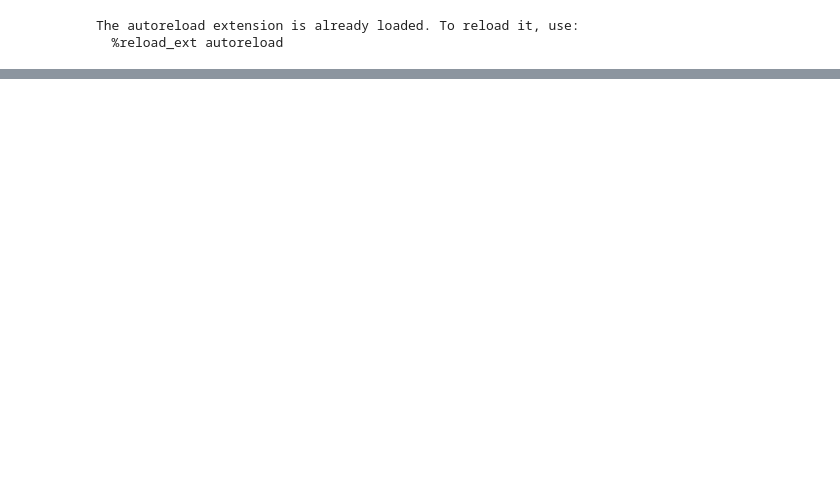
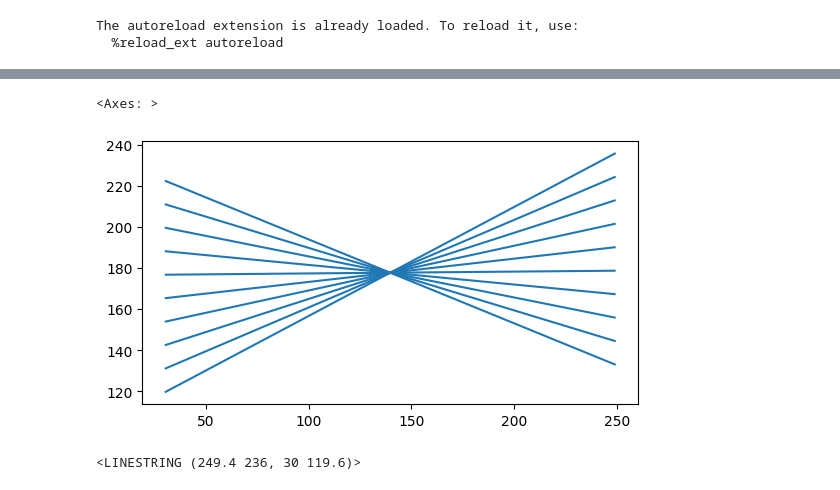
Before and after one commit to ANaka/brr, a Jupyter notebook: projects/dashing/dashing/20230404_composition_fill.ipynb, the cells around one changed output, grey strips where cells are left out. Saved outputs shown, nothing was run; the diff lists cells and outputs as text; code cells hidden in the pictures; blank space fills up the shorter version.

```diff
--- a/projects/dashing/dashing/20230404_composition_fill.ipynb
+++ b/projects/dashing/dashing/20230404_composition_fill.ipynb
@@ -262,0 +344,9 @@ sk.save(fp)
+# %%
+lsdf.plot()
+# %% [output]
+<Axes: >
+[figure, added]
+# %%
+row.geometry
+# %% [output]
+<LINESTRING (249.4 236, 30 119.6)>
```
Also changed, not shown: parts of 54 cells of this notebook.
